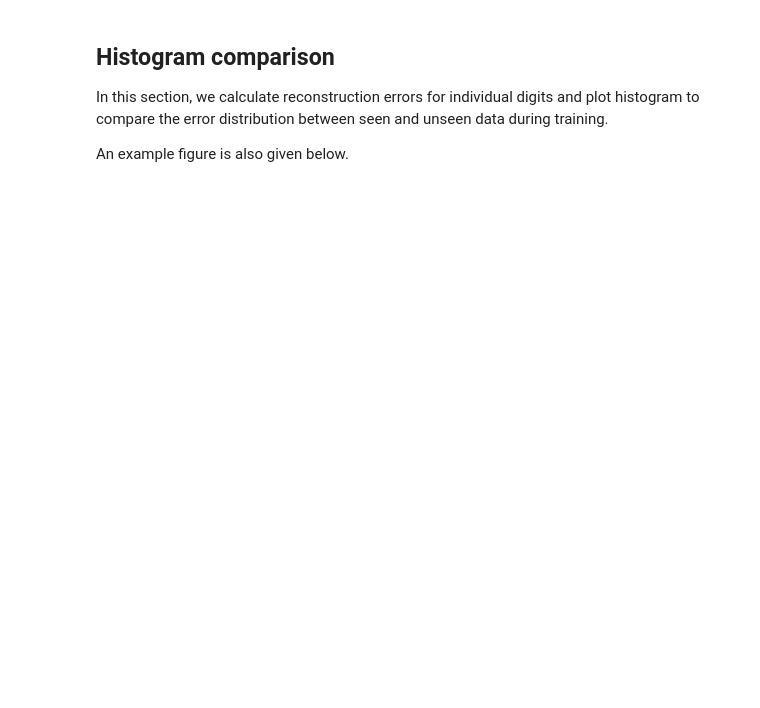
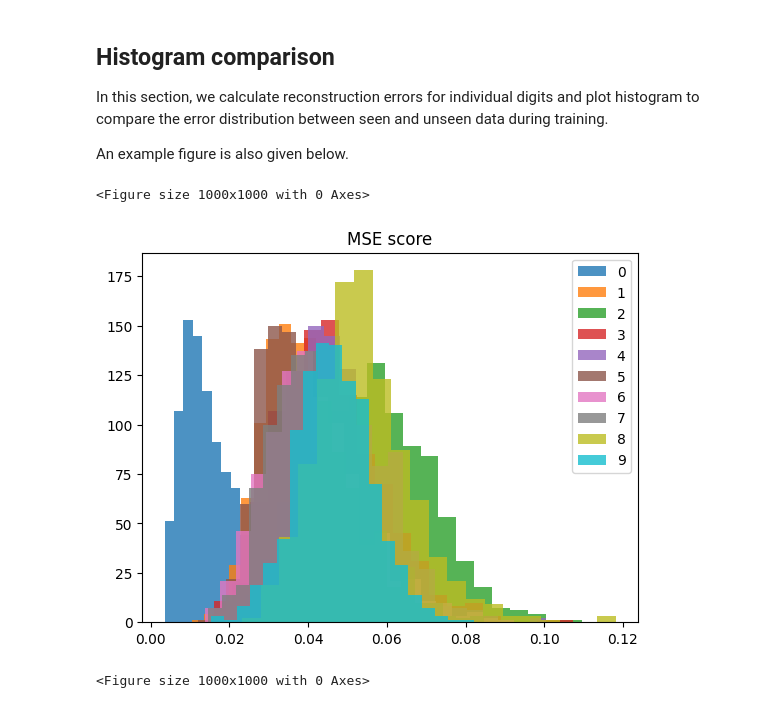
Before and after one commit to hongjumeow/EE488, a Jupyter notebook: hw1/EE488_HW1_2_student.ipynb, the cells around one changed output. Cells and saved outputs as stored; diff of their text form; code cells hidden in the pictures; blank space fills up the shorter version.

```diff
--- a/hw1/EE488_HW1_2_student.ipynb
+++ b/hw1/EE488_HW1_2_student.ipynb
@@ -213,20 +231,21 @@ An example figure is also given below.
 # %%
 for i in range(10):
 
   org = mnist_test.data[mnist_test.targets==i].data.view(-1,1,28,28).cuda()
   org = org/255.0
   recon = ae_net(org)
 
-  #######################################################################
-  # fill this section to calculate MSE losses for selected images
-  #
-  #
-  #######################################################################
+  loss = F.mse_loss(recon, org, reduction='none')
+  loss = loss.view(loss.size(0), -1).mean(dim=1).detach().cpu().numpy()
 
   plt.hist(loss, bins= 20, alpha = 0.8)  # plot the histogram of calculated loss
 
 plt.title('MSE score')
 plt.legend(['0','1','2','3','4','5','6','7','8','9'])
 plt.figure(figsize=(10,10))
+# %% [output]
+<Figure size 1000x1000 with 0 Axes>
+[figure, added]
+<Figure size 1000x1000 with 0 Axes>
 # %% [markdown]
 ![histog.png](embedded-picture-1)
```
Also changed, not shown: parts of 3 cells of this notebook, 1 other file.
